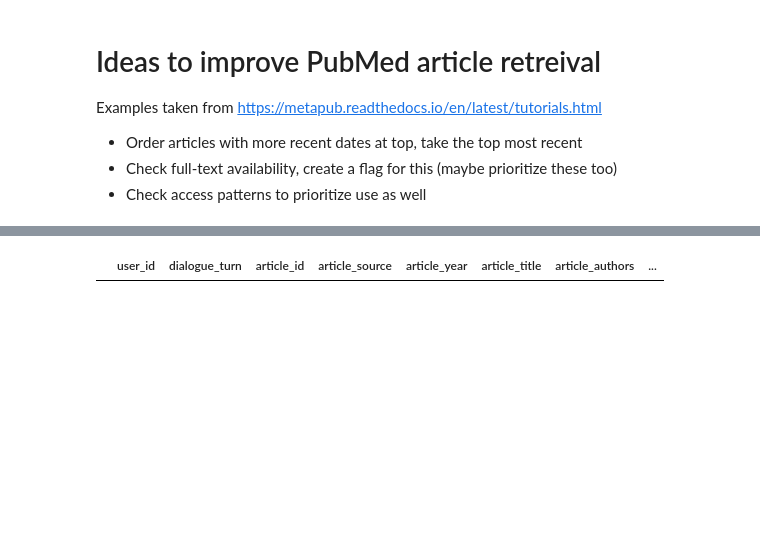
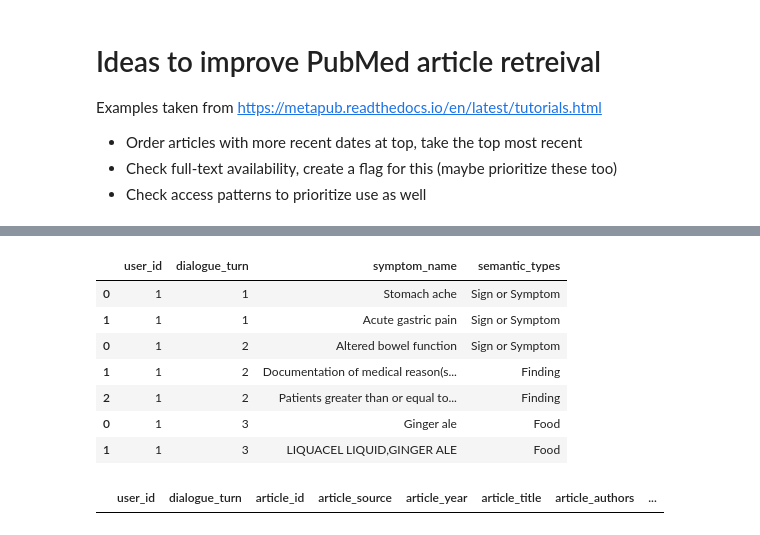
Before and after one commit to s-david-kyle/Capstone2026_Spring, a Jupyter notebook: proof_of_concept/metapub_llm.ipynb, the cells around one changed output, grey strips where cells are left out. Saved outputs shown, nothing was run; the diff lists cells and outputs as text; code cells hidden in the pictures; blank space fills up the shorter version.

```diff
--- a/proof_of_concept/metapub_llm.ipynb
+++ b/proof_of_concept/metapub_llm.ipynb
@@ -422,3 +437,14 @@ symptom_log
+# %%
+umls_log
+# %% [output]
+|  | user_id | dialogue_turn | symptom_name | semantic_types |
+| 0 | 1 | 1 | Stomach ache | Sign or Symptom |
+| 1 | 1 | 1 | Acute gastric pain | Sign or Symptom |
+| 0 | 1 | 2 | Altered bowel function | Sign or Symptom |
+| 1 | 1 | 2 | Documentation of medical reason(s... | Finding |
+| 2 | 1 | 2 | Patients greater than or equal to... | Finding |
+| 0 | 1 | 3 | Ginger ale | Food |
+| 1 | 1 | 3 | LIQUACEL LIQUID,GINGER ALE | Food |
 # %%
 article_log
 # %% [output]
```
Also changed, not shown: parts of 5 cells of this notebook.
